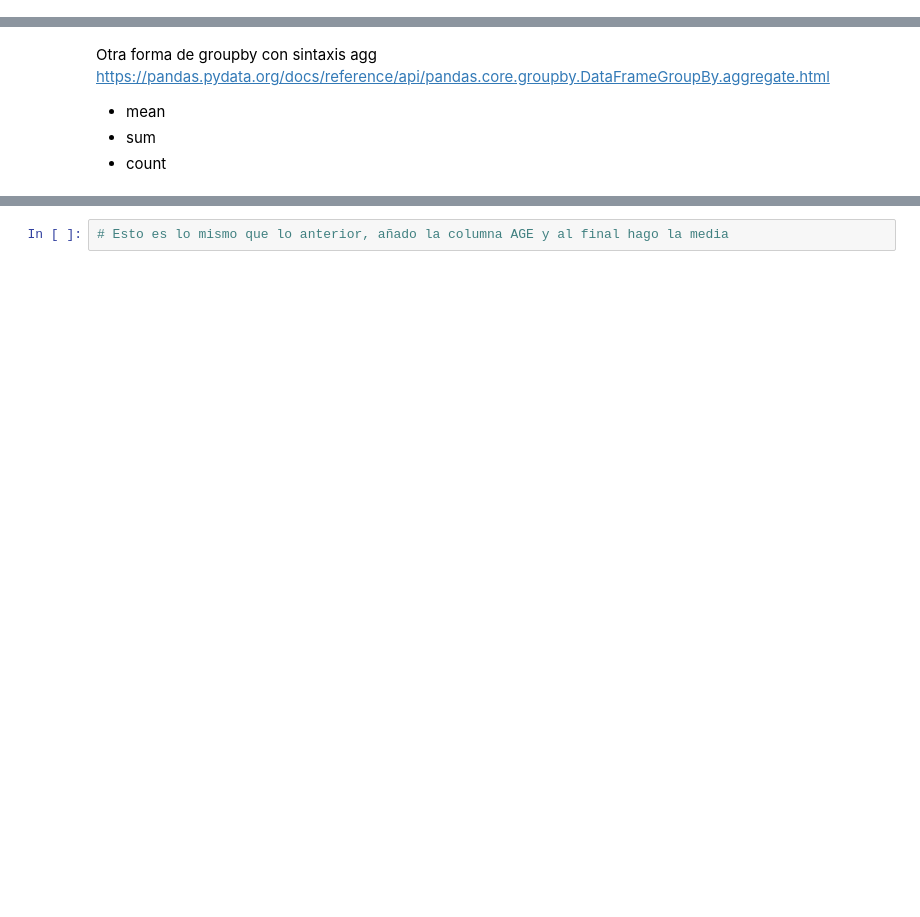
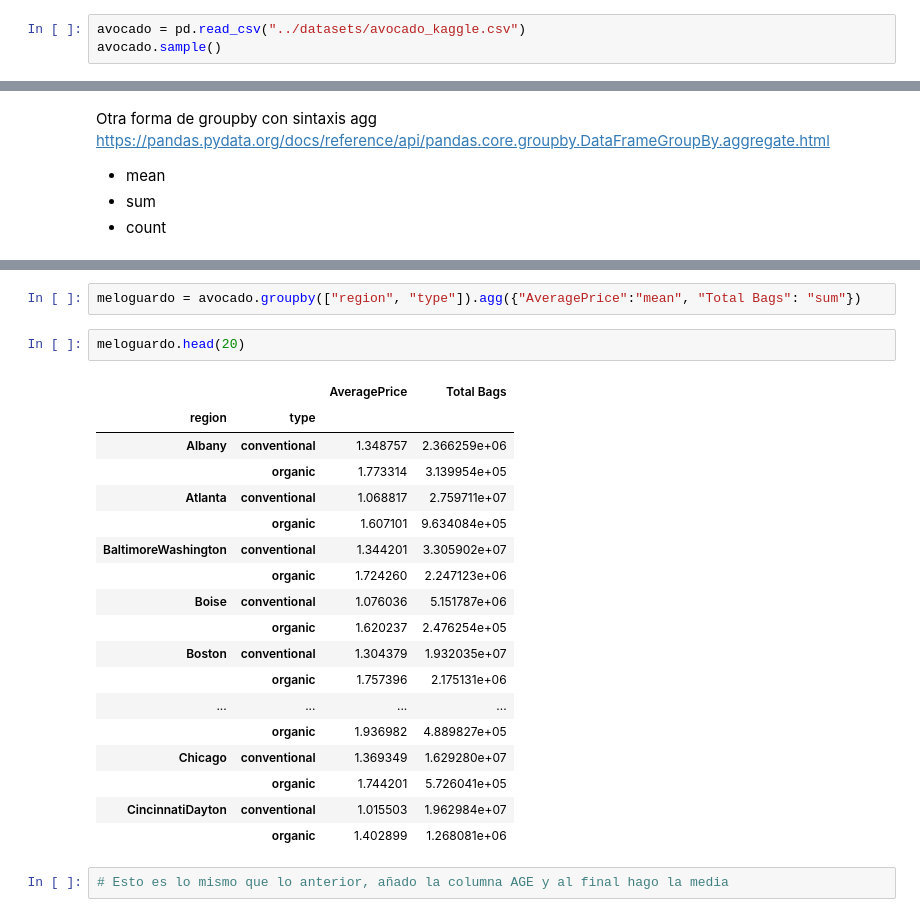
Before and after one commit to Pomilusky/apuntes_clase, a Jupyter notebook: semana_2/4-pandas.ipynb, the cells around one changed output, grey strips where cells are left out. Saved outputs shown, nothing was run; the diff lists cells and outputs as text; blank space fills up the shorter version.

```diff
--- a/semana_2/4-pandas.ipynb
+++ b/semana_2/4-pandas.ipynb
@@ -1796,0 +1839,3 @@ Los datos (una Serie) han sido agregados según la clave de grupo, produciendo u
+# %%
+avocado = pd.read_csv("../datasets/avocado_kaggle.csv")
+avocado.sample()
@@ -1806,2 +1910,25 @@ https://pandas.pydata.org/docs/reference/api/pandas.core.groupby.DataFrameGroupB
+# %%
+meloguardo = avocado.groupby(["region", "type"]).agg({"AveragePrice":"mean", "Total Bags": "sum"})
+# %%
+meloguardo.head(20)
+# %% [output]
+|  |  | AveragePrice | Total Bags |
+| region | type |  |  |
+| Albany | conventional | 1.348757 | 2.366259e+06 |
+|  | organic | 1.773314 | 3.139954e+05 |
+| Atlanta | conventional | 1.068817 | 2.759711e+07 |
+|  | organic | 1.607101 | 9.634084e+05 |
+| BaltimoreWashington | conventional | 1.344201 | 3.305902e+07 |
+|  | organic | 1.724260 | 2.247123e+06 |
+| Boise | conventional | 1.076036 | 5.151787e+06 |
+|  | organic | 1.620237 | 2.476254e+05 |
+| Boston | conventional | 1.304379 | 1.932035e+07 |
+|  | organic | 1.757396 | 2.175131e+06 |
+| ... | ... | ... | ... |
+|  | organic | 1.936982 | 4.889827e+05 |
+| Chicago | conventional | 1.369349 | 1.629280e+07 |
+|  | organic | 1.744201 | 5.726041e+05 |
+| CincinnatiDayton | conventional | 1.015503 | 1.962984e+07 |
+|  | organic | 1.402899 | 1.268081e+06 |
 # %%
 # Esto es lo mismo que lo anterior, añado la columna AGE y al final hago la media
```
Also changed, not shown: parts of 142 cells of this notebook.
